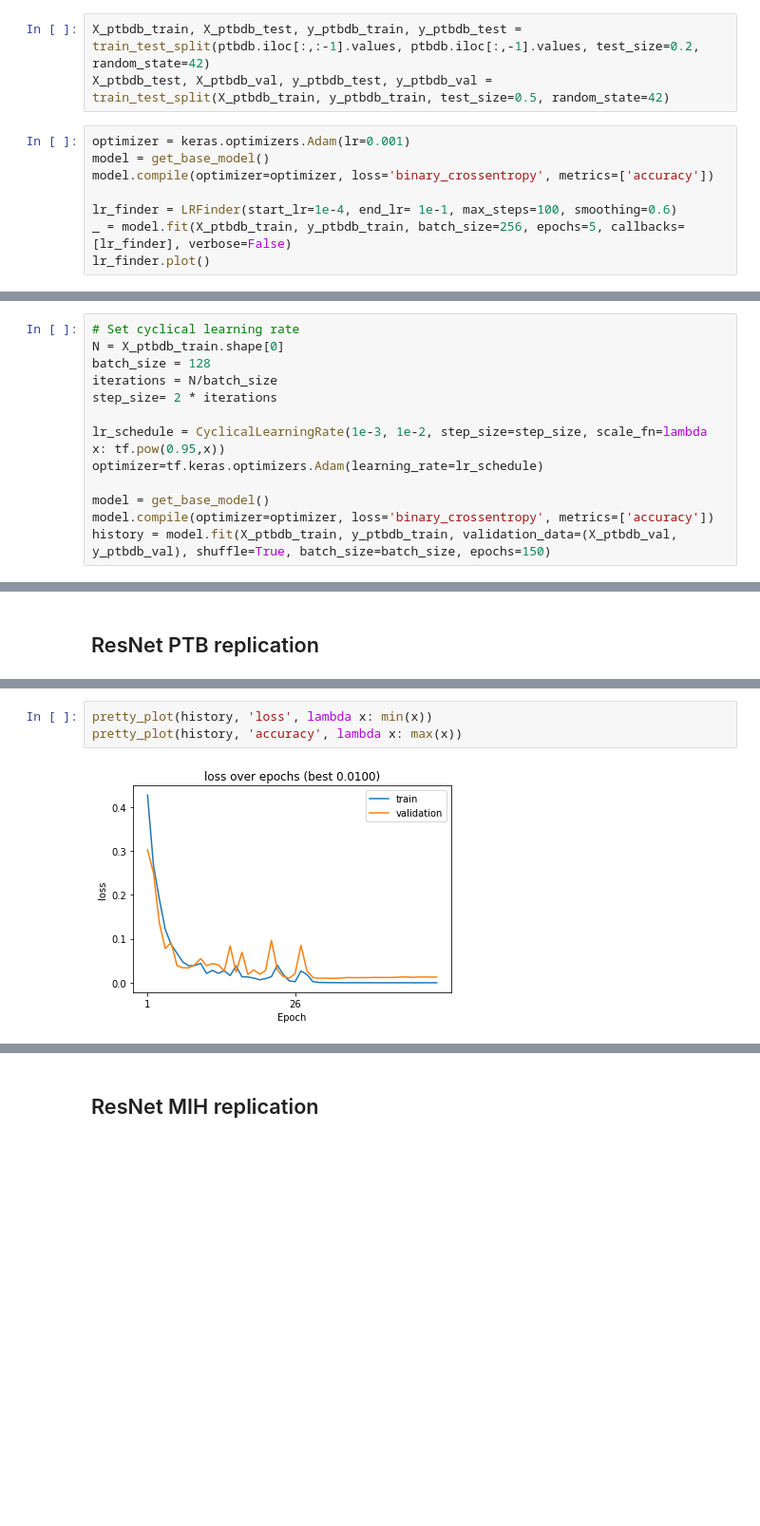
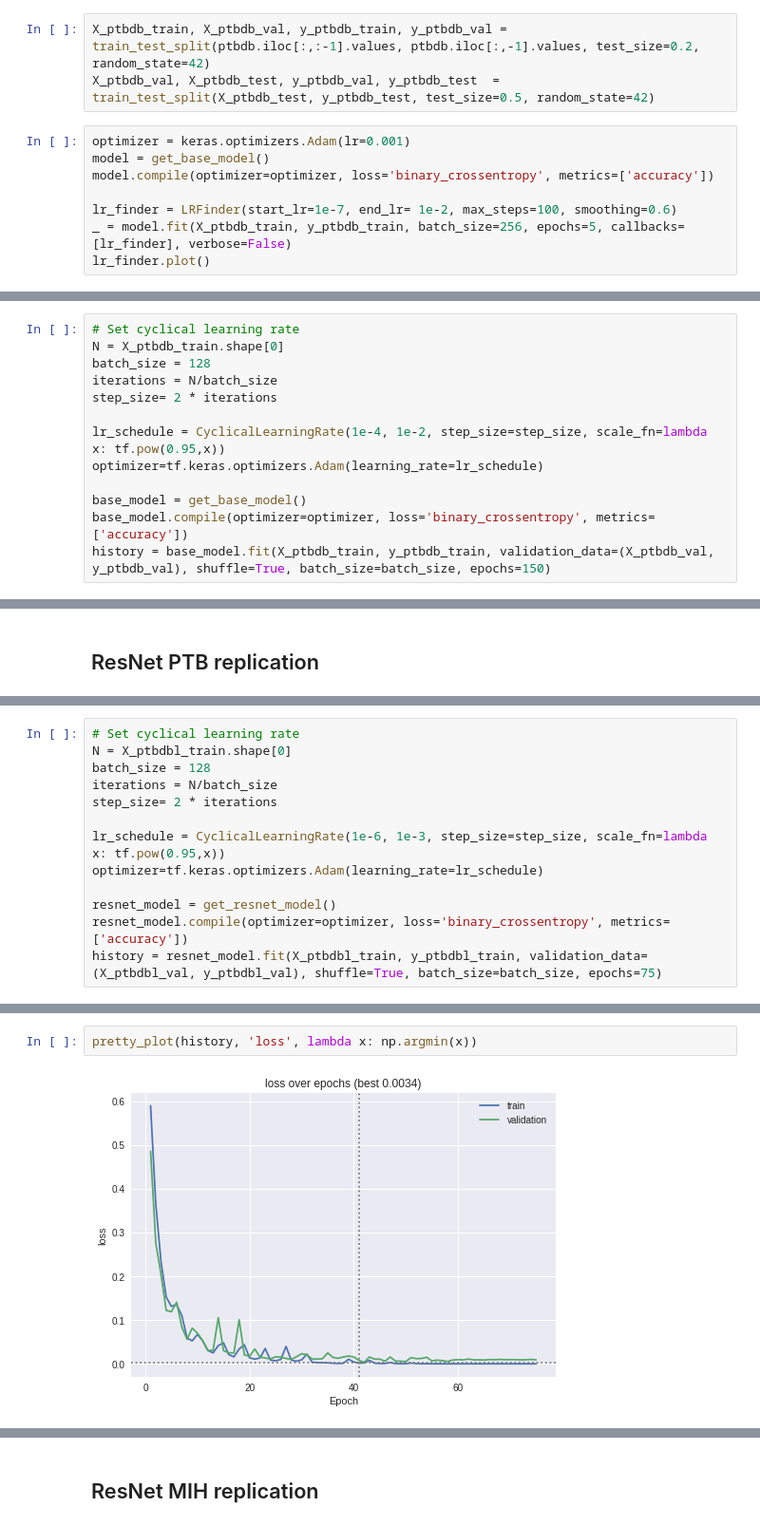
Before and after one commit to spdrnl/ecg, a Jupyter notebook: ECG.ipynb, the cells around one changed output, grey strips where cells are left out. Shown: that part at 95% size. Cells and saved outputs as stored; diff of their text form; blank space fills up the shorter version.

```diff
--- a/ECG.ipynb
+++ b/ECG.ipynb
@@ -252,14 +261,14 @@ tf.keras.utils.plot_model(
 # %% [markdown]
 ## Baseline PTB check
 # %%
-X_ptbdb_train, X_ptbdb_test, y_ptbdb_train, y_ptbdb_test = train_test_split(ptbdb.iloc[:,:-1].values, ptbdb.iloc[:,-1].values, test_size=0.2, random_state=42)
-X_ptbdb_test, X_ptbdb_val, y_ptbdb_test, y_ptbdb_val = train_test_split(X_ptbdb_train, y_ptbdb_train, test_size=0.5, random_state=42)
+X_ptbdb_train, X_ptbdb_val, y_ptbdb_train, y_ptbdb_val = train_test_split(ptbdb.iloc[:,:-1].values, ptbdb.iloc[:,-1].values, test_size=0.2, random_state=42)
+X_ptbdb_val, X_ptbdb_test, y_ptbdb_val, y_ptbdb_test  = train_test_split(X_ptbdb_test, y_ptbdb_test, test_size=0.5, random_state=42)
 # %%
 optimizer = keras.optimizers.Adam(lr=0.001)
 model = get_base_model()
 model.compile(optimizer=optimizer, loss='binary_crossentropy', metrics=['accuracy'])
 
-lr_finder = LRFinder(start_lr=1e-4, end_lr= 1e-1, max_steps=100, smoothing=0.6)
+lr_finder = LRFinder(start_lr=1e-7, end_lr= 1e-2, max_steps=100, smoothing=0.6)
 _ = model.fit(X_ptbdb_train, y_ptbdb_train, batch_size=256, epochs=5, callbacks=[lr_finder], verbose=False)
 lr_finder.plot()
 # %% [output]
@@ -271,11 +280,11 @@ batch_size = 128
 iterations = N/batch_size
 step_size= 2 * iterations
 
-lr_schedule = CyclicalLearningRate(1e-3, 1e-2, step_size=step_size, scale_fn=lambda x: tf.pow(0.95,x))
+lr_schedule = CyclicalLearningRate(1e-4, 1e-2, step_size=step_size, scale_fn=lambda x: tf.pow(0.95,x))
 optimizer=tf.keras.optimizers.Adam(learning_rate=lr_schedule)
 
-model = get_base_model()
-model.compile(optimizer=optimizer, loss='binary_crossentropy', metrics=['accuracy'])
-history = model.fit(X_ptbdb_train, y_ptbdb_train, validation_data=(X_ptbdb_val, y_ptbdb_val), shuffle=True, batch_size=batch_size, epochs=150)
+base_model = get_base_model()
+base_model.compile(optimizer=optimizer, loss='binary_crossentropy', metrics=['accuracy'])
+history = base_model.fit(X_ptbdb_train, y_ptbdb_train, validation_data=(X_ptbdb_val, y_ptbdb_val), shuffle=True, batch_size=batch_size, epochs=150)
 # %% [output]
 Epoch 1/150
@@ -389,0 +389,13 @@ Epoch 50/50
+# %%
+# Set cyclical learning rate
+N = X_ptbdbl_train.shape[0]
+batch_size = 128
+iterations = N/batch_size
+step_size= 2 * iterations
+
+lr_schedule = CyclicalLearningRate(1e-6, 1e-3, step_size=step_size, scale_fn=lambda x: tf.pow(0.95,x))
+optimizer=tf.keras.optimizers.Adam(learning_rate=lr_schedule)
+
+resnet_model = get_resnet_model()
+resnet_model.compile(optimizer=optimizer, loss='binary_crossentropy', metrics=['accuracy'])
+history = resnet_model.fit(X_ptbdbl_train, y_ptbdbl_train, validation_data=(X_ptbdbl_val, y_ptbdbl_val), shuffle=True, batch_size=batch_size, epochs=75)
@@ -390,5 +420,4 @@ Epoch 50/50
 # %%
-pretty_plot(history, 'loss', lambda x: min(x))
-pretty_plot(history, 'accuracy', lambda x: max(x))
+pretty_plot(history, 'loss', lambda x: np.argmin(x))
 # %% [output]
-[figure, old version]
+[figure, new version]
```
Also changed, not shown: parts of 19 cells of this notebook.
